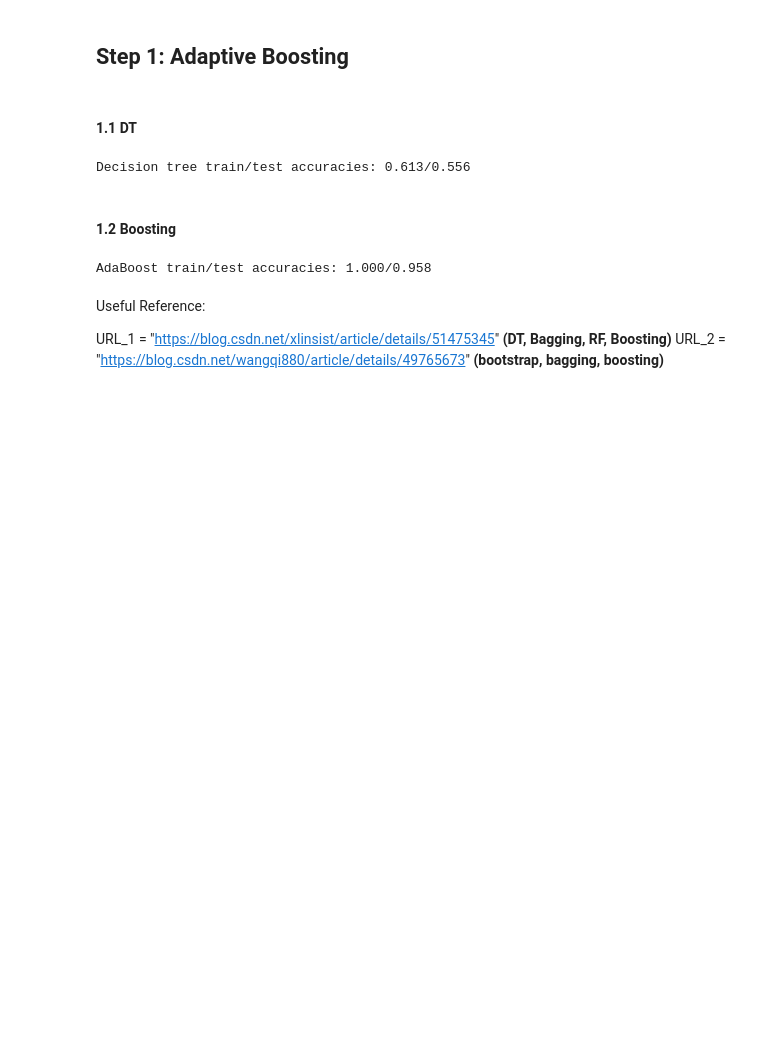
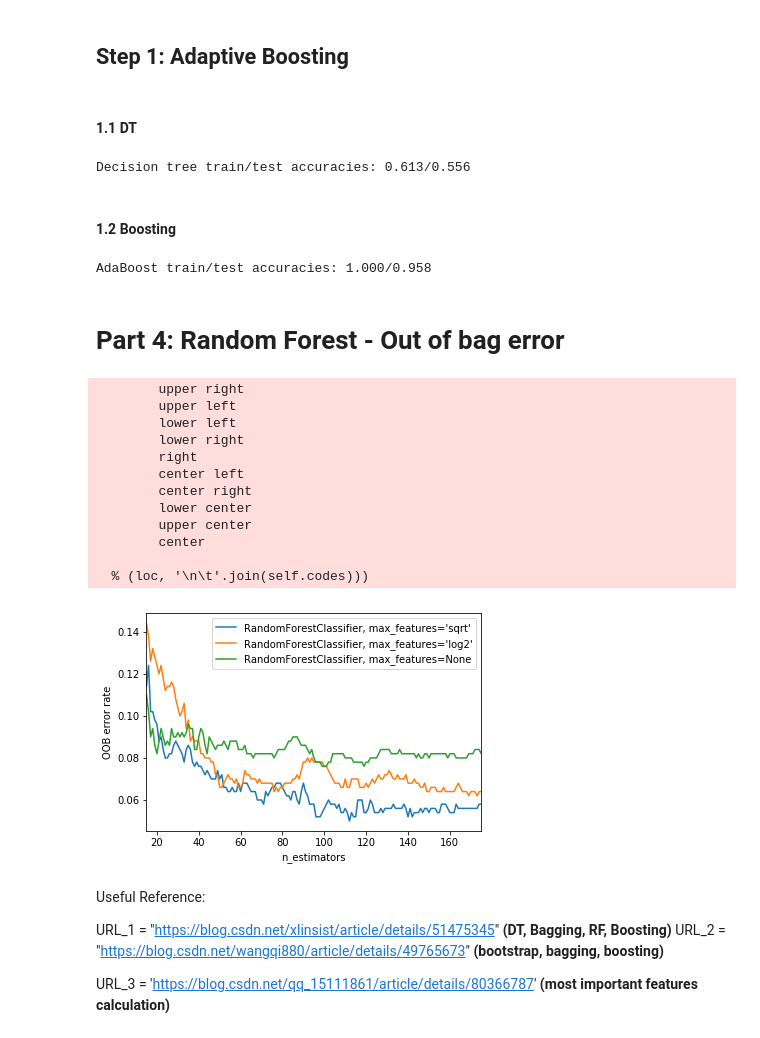
Before and after one commit to xslittlemaggie/Deep-Learning-Machine-Learning-Projects, a Jupyter notebook: Random_Forest_&_Decision_Tree_LH.ipynb, the cells around one changed output. Cells and saved outputs as stored; diff of their text form; code cells hidden in the pictures; blank space fills up the shorter version.

```diff
--- a/Random_Forest_&_Decision_Tree_LH.ipynb
+++ b/Random_Forest_&_Decision_Tree_LH.ipynb
@@ -220,3 +254,5 @@ ada_test = accuracy_score(y_test, y_test_pred)
 print('AdaBoost train/test accuracies: %.3f/%.3f' % (ada_train, ada_test)) # AdaBoost train/test accuracies 1.000/0.979
 # %% [output]
 AdaBoost train/test accuracies: 1.000/0.958
+# %% [markdown]
+# Part 4: Random Forest - Out of bag error
@@ -223,5 +265,64 @@ AdaBoost train/test accuracies: 1.000/0.958
+# %%
+ensemble_clfs = [
+    ("RandomForestClassifier, max_features='sqrt'",
+        RandomForestClassifier(warm_start=True, oob_score=True,
+                               max_features="sqrt",
+                               random_state=RANDOM_STATE)),
+    ("RandomForestClassifier, max_features='log2'",
+        RandomForestClassifier(warm_start=True, max_features='log2',
+                               oob_score=True,
+                               random_state=RANDOM_STATE)),
+    ("RandomForestClassifier, max_features=None",
+        RandomForestClassifier(warm_start=True, max_features=None,
+                               oob_score=True,
+                               random_state=RANDOM_STATE))
+]
+# %%
+error_rate = OrderedDict((label, []) for label, _ in ensemble_clfs)
+
+# Map a classifier name to a list of (n_estimators, error_rate) pairs
+
+min_estimators = 15
+max_estimators = 175
+
+for label, clf in ensemble_clfs:
+  for i in range(min_estimators, max_estimators + 1):
+    clf.set_params(n_estimators = i)
+    clf.fit(X, y)
+
+    # Record the OOB error for each n_estimators = i setting
+    obb_error = 1 - clf.oob_score_
+    error_rate[label].append((i, obb_error))
+
+# generate the OOB error rate vs. n_estimators plot
+
+for label, clf_err in error_rate.items():
+  xs, ys = zip(*clf_err)
+  plt.plot(xs, ys, label = label)
+
+plt.xlim(min_estimators, max_estimators)
+plt.xlabel('n_estimators')
+plt.ylabel('OOB error rate')
+plt.legend(loc = 'uppoer right')
+plt.show()
+# %% [output]
+        upper right
+        upper left
+        lower left
+        lower right
+        right
+        center left
+        center right
+        lower center
+        upper center
+        center
+
+  % (loc, '\n\t'.join(self.codes)))
+[figure, added]
 # %% [markdown]
 Useful Reference:
 
 URL_1 = "https://blog.csdn.net/xlinsist/article/details/51475345" **(DT, Bagging, RF, Boosting)**
 URL_2 = "https://blog.csdn.net/wangqi880/article/details/49765673" **(bootstrap, bagging, boosting)**
+
+URL_3 = 'https://blog.csdn.net/qq_15111861/article/details/80366787' **(most important features calculation)**
```
Also changed, not shown: parts of 12 cells of this notebook.
